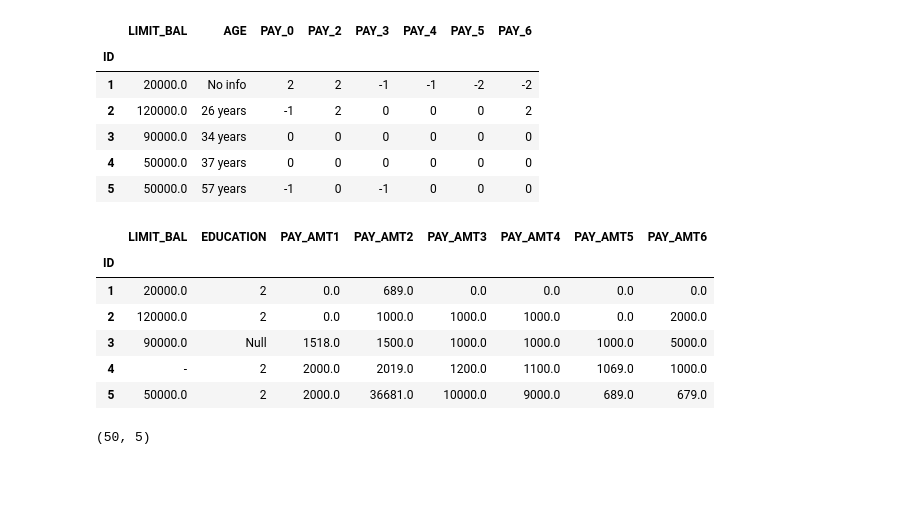
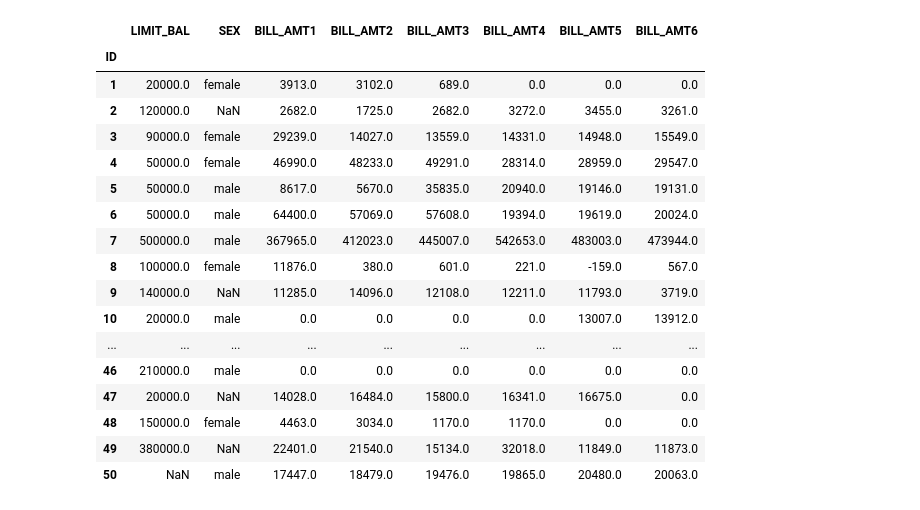
Before and after one commit to AdolfoVillalobos/ta-data-analysis-challenge, a Jupyter notebook: exploration.ipynb, the cells around one changed output. Cells and saved outputs as stored; diff of their text form; code cells hidden in the pictures; blank space fills up the shorter version.

```diff
--- a/exploration.ipynb
+++ b/exploration.ipynb
@@ -20,34 +8,39 @@ df_bill.head()
-# %%
-df_pay = pd.read_csv("data/1 raw/UCI_Credit_Card_Pay.csv", index_col=0)
-df_pay.set_index("ID", inplace=True)
-df_pay.head()
-# %% [output]
-|  | LIMIT_BAL | AGE | PAY_0 | PAY_2 | PAY_3 | PAY_4 | PAY_5 | PAY_6 |
-| ID |  |  |  |  |  |  |  |  |
-| 1 | 20000.0 | No info | 2 | 2 | -1 | -1 | -2 | -2 |
-| 2 | 120000.0 | 26 years | -1 | 2 | 0 | 0 | 0 | 2 |
-| 3 | 90000.0 | 34 years | 0 | 0 | 0 | 0 | 0 | 0 |
-| 4 | 50000.0 | 37 years | 0 | 0 | 0 | 0 | 0 | 0 |
-| 5 | 50000.0 | 57 years | -1 | 0 | -1 | 0 | 0 | 0 |
-# %%
-df_pay_atm = pd.read_csv("data/1 raw/UCI_Credit_Card_PayATM.csv", index_col=0)
-df_pay_atm.set_index("ID", inplace=True)
-df_pay_atm.head()
-
-print(df_pay_atm.shape)
-# %% [output]
-|  | LIMIT_BAL | EDUCATION | PAY_AMT1 | PAY_AMT2 | PAY_AMT3 | PAY_AMT4 | PAY_AMT5 | PAY_AMT6 |
-| ID |  |  |  |  |  |  |  |  |
-| 1 | 20000.0 | 2 | 0.0 | 689.0 | 0.0 | 0.0 | 0.0 | 0.0 |
-| 2 | 120000.0 | 2 | 0.0 | 1000.0 | 1000.0 | 1000.0 | 0.0 | 2000.0 |
-| 3 | 90000.0 | Null | 1518.0 | 1500.0 | 1000.0 | 1000.0 | 1000.0 | 5000.0 |
-| 4 | - | 2 | 2000.0 | 2019.0 | 1200.0 | 1100.0 | 1069.0 | 1000.0 |
-| 5 | 50000.0 | 2 | 2000.0 | 36681.0 | 10000.0 | 9000.0 | 689.0 | 679.0 |
-# %%
-df_pay_next = pd.read_csv("data/1 raw/UCI_Credit_Card_PayNextMonth.csv", index_col=0)
-df_pay_next.set_index("ID", inplace=True)
-df_pay_next.head()
-
-print(df_pay_next.shape)
-# %% [output]
-(50, 5)
+# %%
+def extract_bill_atm() -> pd.DataFrame:
+    df = pd.read_csv("data/1 raw/UCI_Credit_Card_BillATM.csv", index_col=0 ,na_values={"LIMIT_BAL": ["-"]})
+
+    return df
+
+def transform_bill_atm(df: pd.DataFrame) -> pd.DataFrame:
+    df["LIMIT_BAL"] = df["LIMIT_BAL"].astype(np.float32, errors="ignore")
+    df["SEX"] = df["SEX"].astype("category")
+
+    df.set_index("ID", inplace=True)
+    df.sort_index(inplace=True)
+    df.drop_duplicates(inplace=True) # ID 1 and 26 is duplicated
+    return df
+
+
+
+df_bill_extract = extract_bill_atm()
+df_bill_transform = transform_bill_atm(df=df_bill_extract)
+df_bill_transform
+# %% [output]
+|  | LIMIT_BAL | SEX | BILL_AMT1 | BILL_AMT2 | BILL_AMT3 | BILL_AMT4 | BILL_AMT5 | BILL_AMT6 |
+| ID |  |  |  |  |  |  |  |  |
+| 1 | 20000.0 | female | 3913.0 | 3102.0 | 689.0 | 0.0 | 0.0 | 0.0 |
+| 2 | 120000.0 | NaN | 2682.0 | 1725.0 | 2682.0 | 3272.0 | 3455.0 | 3261.0 |
+| 3 | 90000.0 | female | 29239.0 | 14027.0 | 13559.0 | 14331.0 | 14948.0 | 15549.0 |
+| 4 | 50000.0 | female | 46990.0 | 48233.0 | 49291.0 | 28314.0 | 28959.0 | 29547.0 |
+| 5 | 50000.0 | male | 8617.0 | 5670.0 | 35835.0 | 20940.0 | 19146.0 | 19131.0 |
+| 6 | 50000.0 | male | 64400.0 | 57069.0 | 57608.0 | 19394.0 | 19619.0 | 20024.0 |
+| 7 | 500000.0 | male | 367965.0 | 412023.0 | 445007.0 | 542653.0 | 483003.0 | 473944.0 |
+| 8 | 100000.0 | female | 11876.0 | 380.0 | 601.0 | 221.0 | -159.0 | 567.0 |
+| 9 | 140000.0 | NaN | 11285.0 | 14096.0 | 12108.0 | 12211.0 | 11793.0 | 3719.0 |
+| 10 | 20000.0 | male | 0.0 | 0.0 | 0.0 | 0.0 | 13007.0 | 13912.0 |
+| ... | ... | ... | ... | ... | ... | ... | ... | ... |
+| 46 | 210000.0 | male | 0.0 | 0.0 | 0.0 | 0.0 | 0.0 | 0.0 |
+| 47 | 20000.0 | NaN | 14028.0 | 16484.0 | 15800.0 | 16341.0 | 16675.0 | 0.0 |
+| 48 | 150000.0 | female | 4463.0 | 3034.0 | 1170.0 | 1170.0 | 0.0 | 0.0 |
+| 49 | 380000.0 | NaN | 22401.0 | 21540.0 | 15134.0 | 32018.0 | 11849.0 | 11873.0 |
+| 50 | NaN | male | 17447.0 | 18479.0 | 19476.0 | 19865.0 | 20480.0 | 20063.0 |
```
Also changed, not shown: parts of 6 cells of this notebook, 1 other file.
